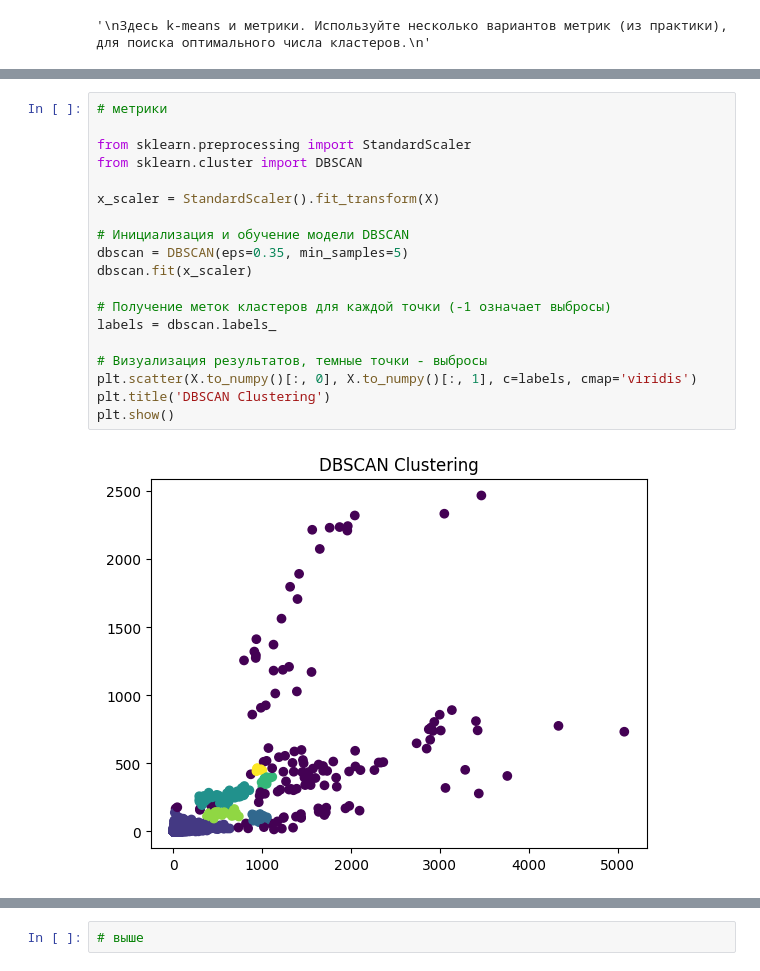
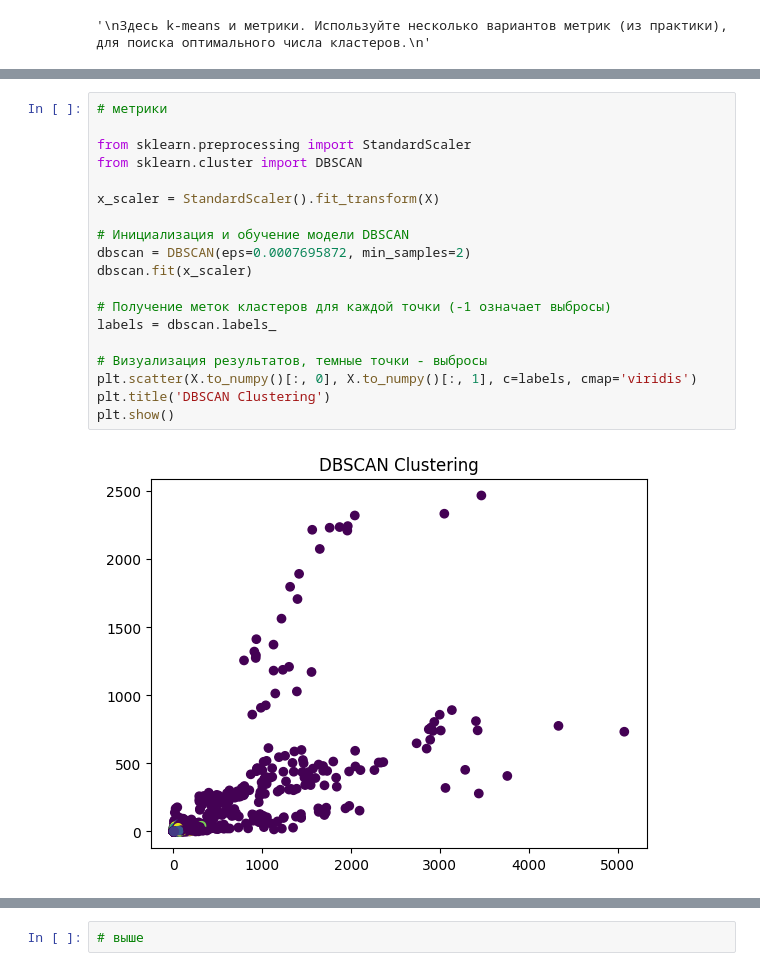
Before and after one commit to fluffymouses/fluffymouses, a Jupyter notebook: lab4/Задание_4.ipynb, the cells around one changed output, grey strips where cells are left out. Cells and saved outputs as stored; diff of their text form.

```diff
--- a/lab4/Задание_4.ipynb
+++ b/lab4/Задание_4.ipynb
@@ -189,24 +240,24 @@ plt.show()
 # %%
 # метрики
 
 from sklearn.preprocessing import StandardScaler
 from sklearn.cluster import DBSCAN
 
 x_scaler = StandardScaler().fit_transform(X)
 
 # Инициализация и обучение модели DBSCAN
-dbscan = DBSCAN(eps=0.35, min_samples=5)
+dbscan = DBSCAN(eps=0.0007695872, min_samples=2)
 dbscan.fit(x_scaler)
 
 # Получение меток кластеров для каждой точки (-1 означает выбросы)
 labels = dbscan.labels_
 
 # Визуализация результатов, темные точки - выбросы
 plt.scatter(X.to_numpy()[:, 0], X.to_numpy()[:, 1], c=labels, cmap='viridis')
 plt.title('DBSCAN Clustering')
 plt.show()
 # %% [output]
-[figure, old version]
+[figure, new version]
 # %%
 """
 Здесь визуализация кластеров k-means
```
Also changed, not shown: parts of 15 cells of this notebook.
